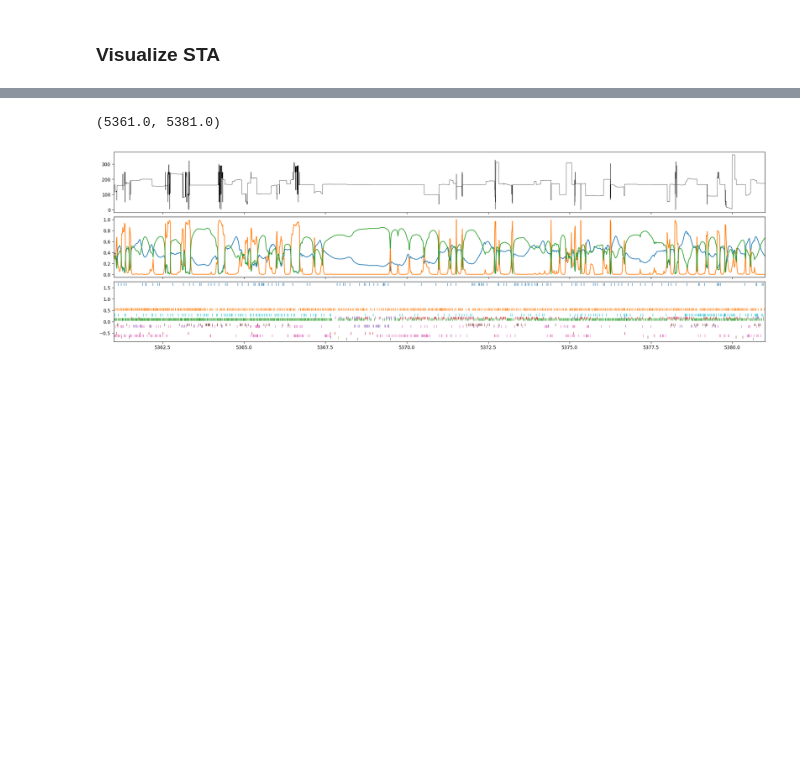
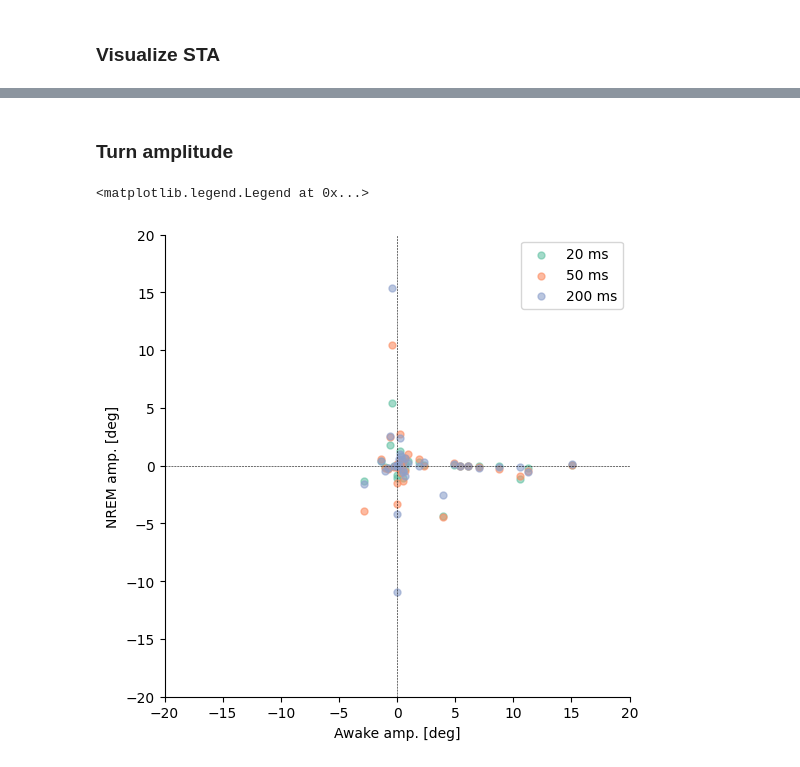
Before and after one commit to Senzai-Lab/nrem_analysis, a Jupyter notebook: notebooks/dual_recordings/sta.ipynb, the cells around one changed output, grey strips where cells are left out. Drawn from its saved outputs; the diff is of its cells as text; code cells hidden in the pictures; blank space fills up the shorter version.

Commit message:
visualize

```diff
--- a/notebooks/dual_recordings/sta.ipynb
+++ b/notebooks/dual_recordings/sta.ipynb
@@ -4,6 +4,9 @@ from nrem_analysis.constant import PROCESSED_DIR, INTERIM_DIR, MOUSE_IDS_DUAL, F
 import pynapple as nap
 import numpy as np
 import matplotlib.pyplot as plt
+from cmap import Colormap
+
+cm = Colormap("colorbrewer:Set2")
 
 STATE_NAMES = ["continuous", "fragmented", "stationary"]
 MOUSE_IDS_DUAL = ["99b", "103c", "106b", "107b", "110b"]
@@ -166,13 +137,2 @@ for sta in [sta_awake, sta_nrem]:
-# %%
-fig, axs = plt.subplots(3, 1, figsize=(20, 6), constrained_layout=True, sharex=True)
-axs[0].plot(virtual_hd, color='k', linewidth=0.5)
-axs[1].plot(states, label=STATE_NAMES)
-
-for uid in turn_spikes:
-    turn_index = turn_spikes['turn_index'][uid].item()
-    axs[2].plot(turn_spikes[uid].fillna(turn_index), '|')
-
-axs[0].set_xlim((ep.start, ep.start + 20))
-# %% [output]
-(5361.0, 5381.0)
-[figure, removed]
+# %% [markdown]
+### Turn amplitude
@@ -178,0 +156,34 @@ axs[0].set_xlim((ep.start, ep.start + 20))
+# %%
+before_idx = np.where(t == -0.2)[0][0]
+after_idx = np.where(t == 0.2)[0][0] + 1
+awake_amp = sta_awake[after_idx, :] - sta_awake[before_idx, :]
+
+turn_amps = []
+for thresh in [0.02, 0.05, 0.2]:
+    before_idx = np.where(t == -thresh)[0][0]
+    after_idx = np.where(t == thresh)[0][0] + 1
+    turn_amp = sta_nrem[after_idx, :] - sta_nrem[before_idx, :]
+    turn_amps.append(turn_amp)
+turn_amps = np.column_stack(turn_amps)
+# %%
+fig, ax = plt.subplots(figsize=(6, 6))
+
+for i, thresh in enumerate([0.02, 0.05, 0.2]):
+    ax.scatter(awake_amp, turn_amps[:, i], label=f"{(thresh * 1000):.0f} ms", color=cm(i), s=25, alpha=0.6)
+
+ax.set_xlabel("Awake amp. [deg]")
+ax.set_ylabel("NREM amp. [deg]")
+
+ax.set_ylim(-20, 20)
+ax.set_xlim(-20, 20)
+
+ax.axhline(0, color='k', linestyle='--', linewidth=0.4)
+ax.axvline(0, color='k', linestyle='--', linewidth=0.4)
+
+ax.spines['right'].set_visible(False)
+ax.spines['top'].set_visible(False)
+
+ax.legend()
+# %% [output]
+<matplotlib.legend.Legend at 0x...>
+[figure, added]
```
Also changed, not shown: parts of 7 cells of this notebook, 1 other file.
